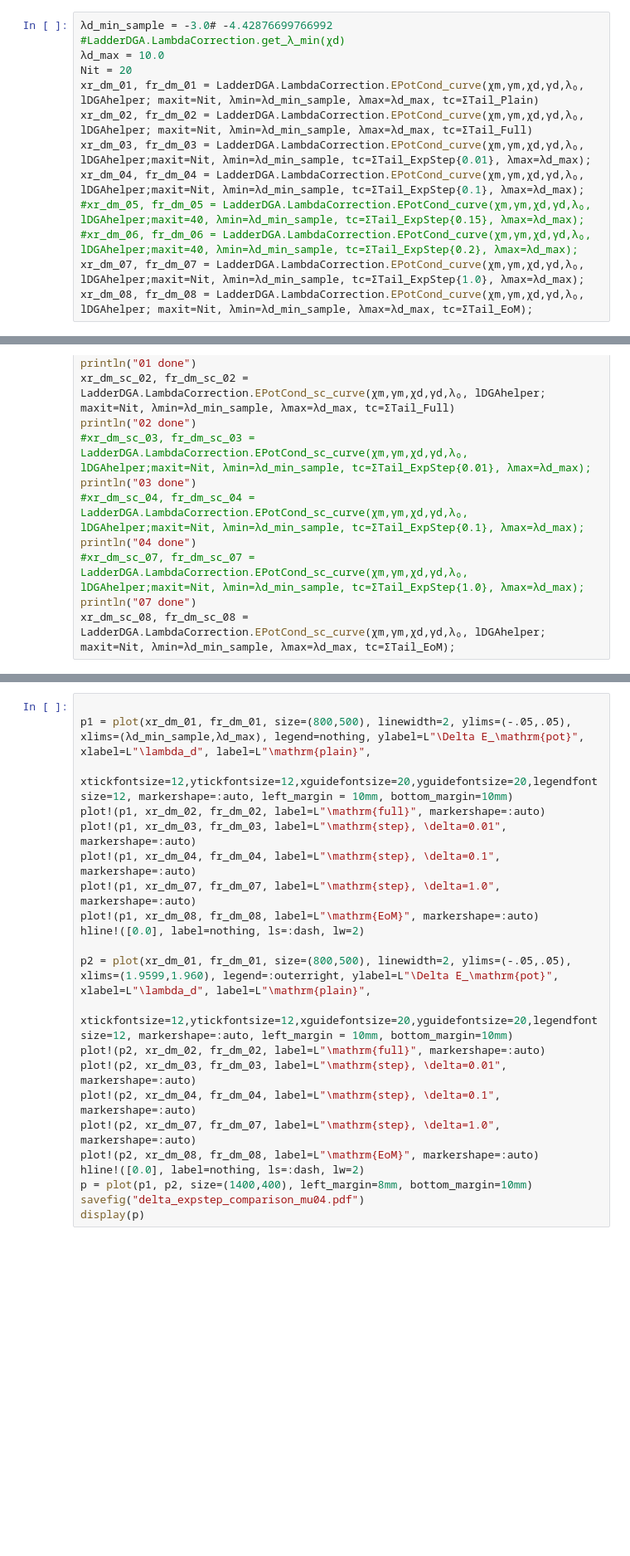
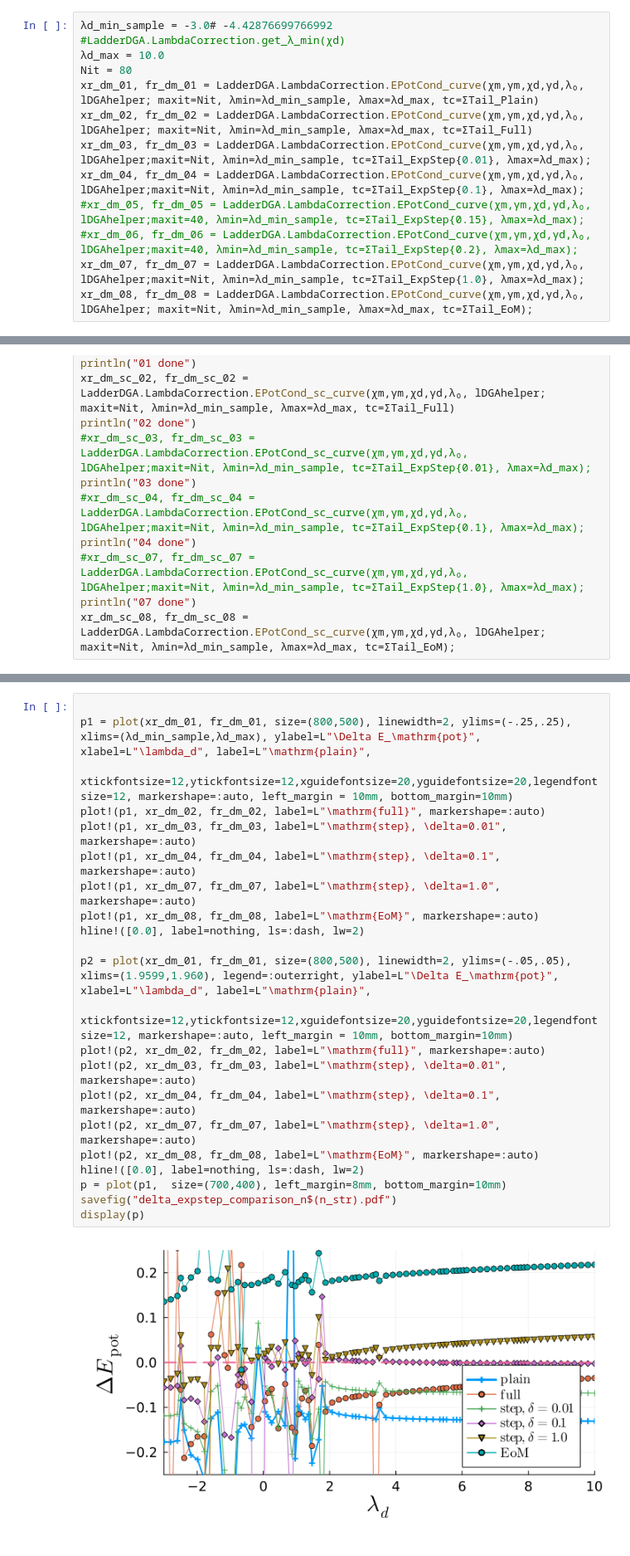
Before and after one commit to Atomtomate/LadderDGA.jl, a Jupyter notebook: notebooks/ConditionCurves.ipynb, the cells around one changed output, grey strips where cells are left out. Shown at 83% size. Cells and saved outputs as stored; diff of their text form; blank space fills up the shorter version.

```diff
--- a/notebooks/ConditionCurves.ipynb
+++ b/notebooks/ConditionCurves.ipynb
@@ -21,7 +56,7 @@ gimp = lDGAhelper.gImp[1,xr];
 # %%
 λd_min_sample = -3.0# -4.42876699766992 #LadderDGA.LambdaCorrection.get_λ_min(χd)
 λd_max = 10.0
-Nit = 20
+Nit = 80
 xr_dm_01, fr_dm_01 = LadderDGA.LambdaCorrection.EPotCond_curve(χm,γm,χd,γd,λ₀, lDGAhelper; maxit=Nit, λmin=λd_min_sample, λmax=λd_max, tc=ΣTail_Plain)
 xr_dm_02, fr_dm_02 = LadderDGA.LambdaCorrection.EPotCond_curve(χm,γm,χd,γd,λ₀, lDGAhelper; maxit=Nit, λmin=λd_min_sample, λmax=λd_max, tc=ΣTail_Full)
 xr_dm_03, fr_dm_03 = LadderDGA.LambdaCorrection.EPotCond_curve(χm,γm,χd,γd,λ₀, lDGAhelper;maxit=Nit, λmin=λd_min_sample, tc=ΣTail_ExpStep{0.01}, λmax=λd_max);
@@ -81,25 +141,27 @@ display(p1)
 # %%
 
-p1 = plot(xr_dm_01, fr_dm_01, size=(800,500), linewidth=2, ylims=(-.05,.05), xlims=(λd_min_sample,λd_max), legend=nothing, ylabel=L"\Delta E_\mathrm{pot}", xlabel=L"\lambda_d", label=L"\mathrm{plain}",
+p1 = plot(xr_dm_01, fr_dm_01, size=(800,500), linewidth=2, ylims=(-.25,.25), xlims=(λd_min_sample,λd_max), ylabel=L"\Delta E_\mathrm{pot}", xlabel=L"\lambda_d", label=L"\mathrm{plain}",
     xtickfontsize=12,ytickfontsize=12,xguidefontsize=20,yguidefontsize=20,legendfontsize=12, markershape=:auto, left_margin = 10mm, bottom_margin=10mm)
 plot!(p1, xr_dm_02, fr_dm_02, label=L"\mathrm{full}", markershape=:auto)
 plot!(p1, xr_dm_03, fr_dm_03, label=L"\mathrm{step}, \delta=0.01", markershape=:auto)
 plot!(p1, xr_dm_04, fr_dm_04, label=L"\mathrm{step}, \delta=0.1", markershape=:auto)
 plot!(p1, xr_dm_07, fr_dm_07, label=L"\mathrm{step}, \delta=1.0", markershape=:auto)
 plot!(p1, xr_dm_08, fr_dm_08, label=L"\mathrm{EoM}", markershape=:auto)
 hline!([0.0], label=nothing, ls=:dash, lw=2)
 
 p2 = plot(xr_dm_01, fr_dm_01, size=(800,500), linewidth=2, ylims=(-.05,.05), xlims=(1.9599,1.960), legend=:outerright, ylabel=L"\Delta E_\mathrm{pot}", xlabel=L"\lambda_d", label=L"\mathrm{plain}",
     xtickfontsize=12,ytickfontsize=12,xguidefontsize=20,yguidefontsize=20,legendfontsize=12, markershape=:auto, left_margin = 10mm, bottom_margin=10mm)
 plot!(p2, xr_dm_02, fr_dm_02, label=L"\mathrm{full}", markershape=:auto)
 plot!(p2, xr_dm_03, fr_dm_03, label=L"\mathrm{step}, \delta=0.01", markershape=:auto)
 plot!(p2, xr_dm_04, fr_dm_04, label=L"\mathrm{step}, \delta=0.1", markershape=:auto)
 plot!(p2, xr_dm_07, fr_dm_07, label=L"\mathrm{step}, \delta=1.0", markershape=:auto)
 plot!(p2, xr_dm_08, fr_dm_08, label=L"\mathrm{EoM}", markershape=:auto)
 hline!([0.0], label=nothing, ls=:dash, lw=2)
-p = plot(p1, p2, size=(1400,400), left_margin=8mm, bottom_margin=10mm)
-savefig("delta_expstep_comparison_mu04.pdf")
+p = plot(p1,  size=(700,400), left_margin=8mm, bottom_margin=10mm)
+savefig("delta_expstep_comparison_n$(n_str).pdf")
 display(p)
+# %% [output]
+[figure, added]
 # %%
 se_full_list = []
 se_eom_list = []
```
Also changed, not shown: parts of 12 cells of this notebook, 23 other files.
